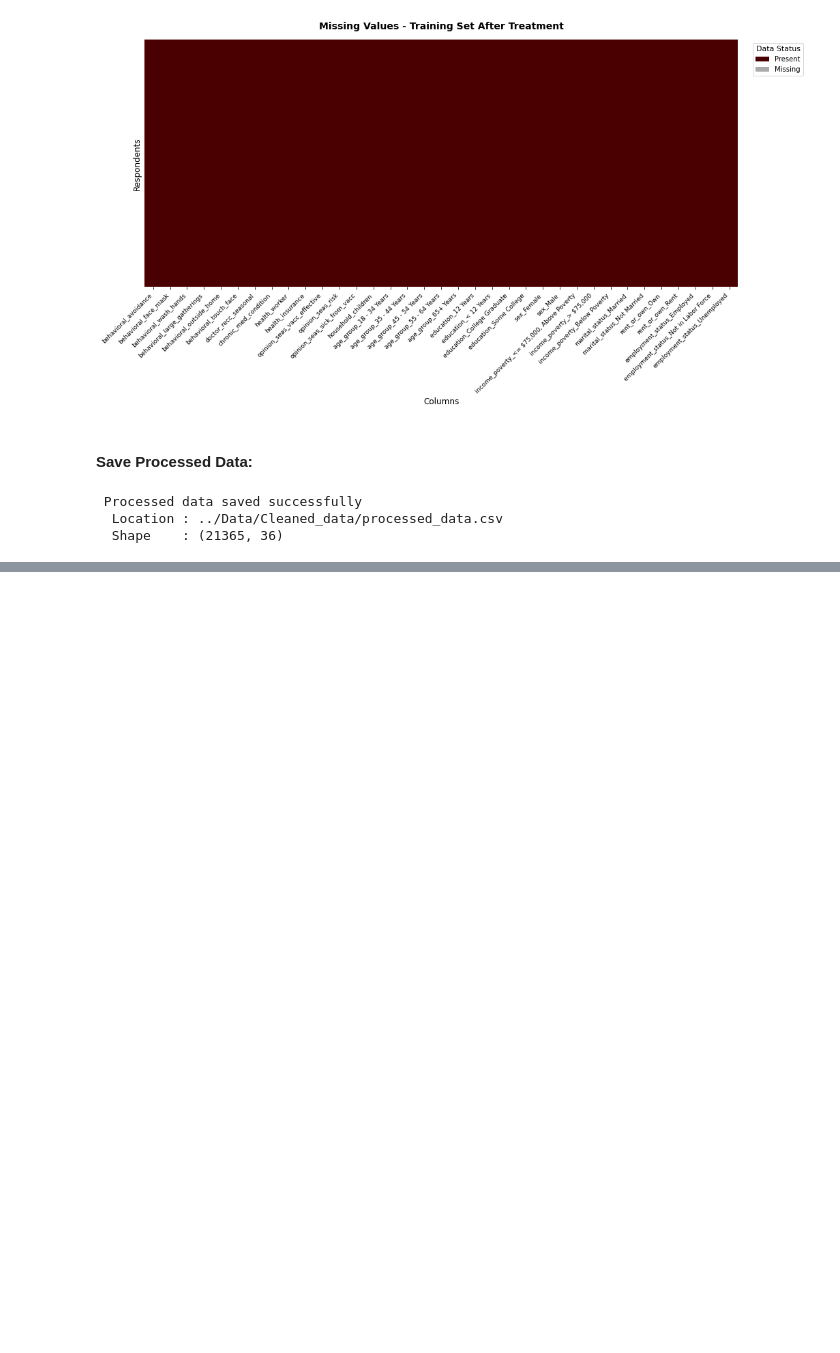
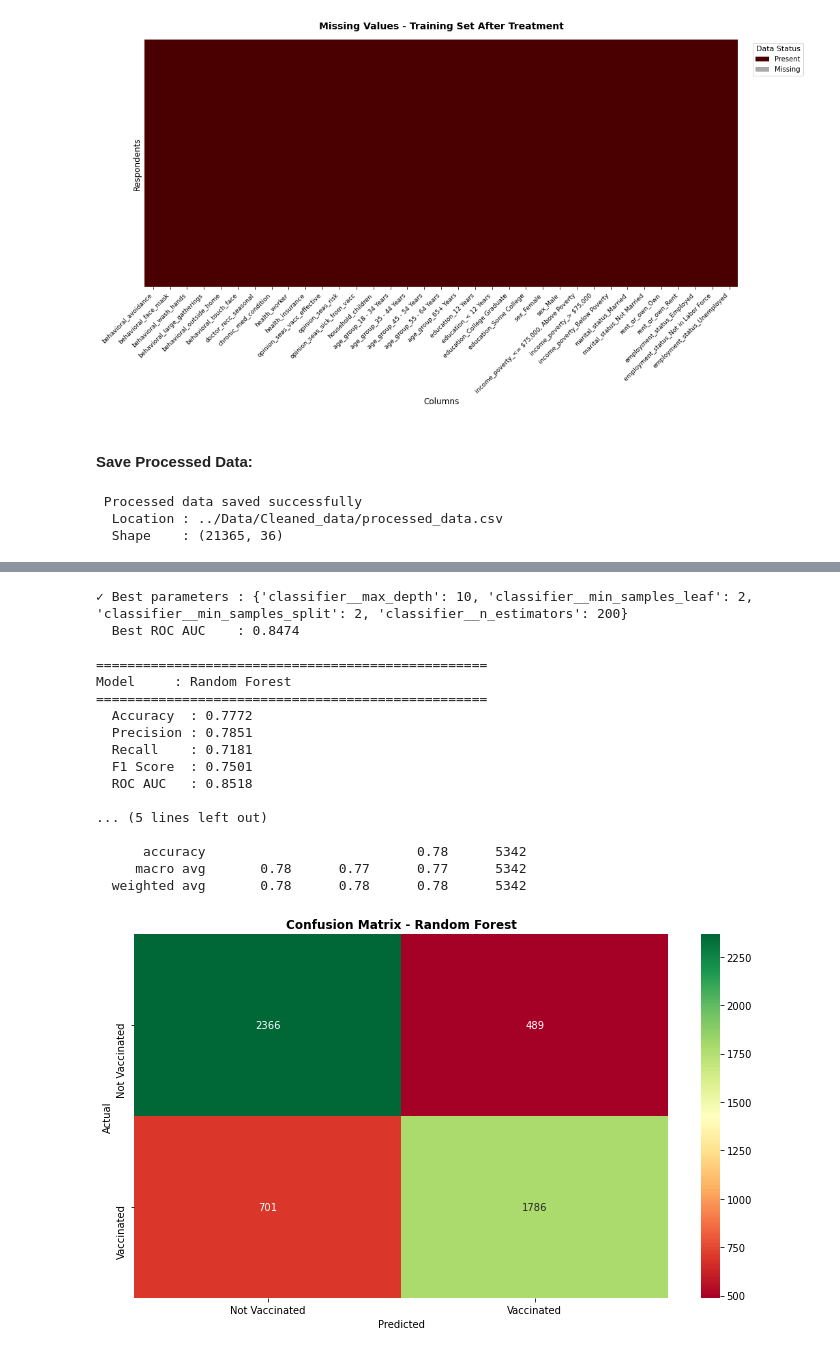
Before and after one commit to Naomiteroh/Project-3, a Jupyter notebook: Notebooks/03_Final_Notebook.ipynb, the cells around one changed output, grey strips where cells are left out. Saved outputs shown, nothing was run; the diff lists cells and outputs as text; code cells hidden in the pictures; blank space fills up the shorter version.

```diff
--- a/Notebooks/03_Final_Notebook.ipynb
+++ b/Notebooks/03_Final_Notebook.ipynb
@@ -692,0 +1123,67 @@ print(f"  Shape    : {X_train_df.shape}")
+# %%
+
+
+# Build random forest pipeline
+rf_pipeline = Pipeline([
+    ("preprocessor", preprocessor),
+    ("classifier", RandomForestClassifier(
+        random_state=RANDOM_STATE,
+        n_jobs=-1
+    ))
+])
+
+# Tune hyperparameters using GridSearchCV
+param_grid = {
+    "classifier__n_estimators": [100, 200],
+    "classifier__max_depth": [5, 10, None],
+    "classifier__min_samples_split": [2, 5],
+    "classifier__min_samples_leaf": [1, 2]
+}
+
+grid_search_rf = GridSearchCV(
+    rf_pipeline,
+    param_grid,
+    cv=5,
+    scoring="roc_auc",
+    n_jobs=-1
+)
+
+# Fit on training data only
+grid_search_rf.fit(X_train, y_train)
+
+print(f"✓ Best parameters : {grid_search_rf.best_params_}")
+print(f"  Best ROC AUC    : {grid_search_rf.best_score_:.4f}")
+
+# Get best pipeline
+rf_best_pipeline = grid_search_rf.best_estimator_
+
+# Predict on test data
+y_pred_rf = rf_best_pipeline.predict(X_test)
+y_prob_rf = rf_best_pipeline.predict_proba(X_test)[:, 1]
+
+# Evaluate using our reusable function
+rf_results = evaluate_model(
+    "Random Forest",
+    y_test,
+    y_pred_rf,
+    y_prob_rf
+)
+# %% [output]
+✓ Best parameters : {'classifier__max_depth': 10, 'classifier__min_samples_leaf': 2, 'classifier__min_samples_split': 2, 'classifier__n_estimators': 200}
+  Best ROC AUC    : 0.8474
+
+==================================================
+Model     : Random Forest
+==================================================
+  Accuracy  : 0.7772
+  Precision : 0.7851
+  Recall    : 0.7181
+  F1 Score  : 0.7501
+  ROC AUC   : 0.8518
+
+... (5 lines left out)
+
+      accuracy                           0.78      5342
+     macro avg       0.78      0.77      0.77      5342
+  weighted avg       0.78      0.78      0.78      5342
+[figure, added]
```
Also changed, not shown: parts of 15 cells of this notebook.
